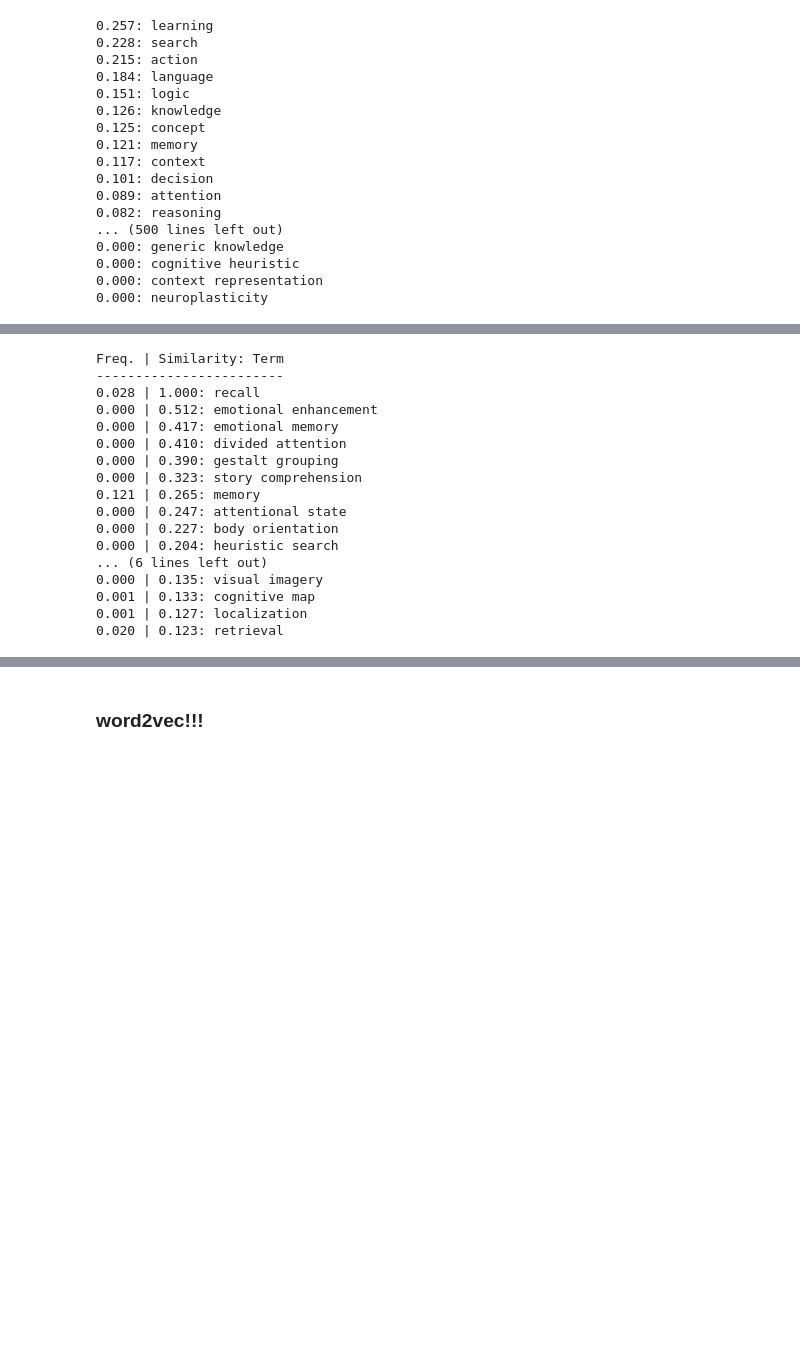
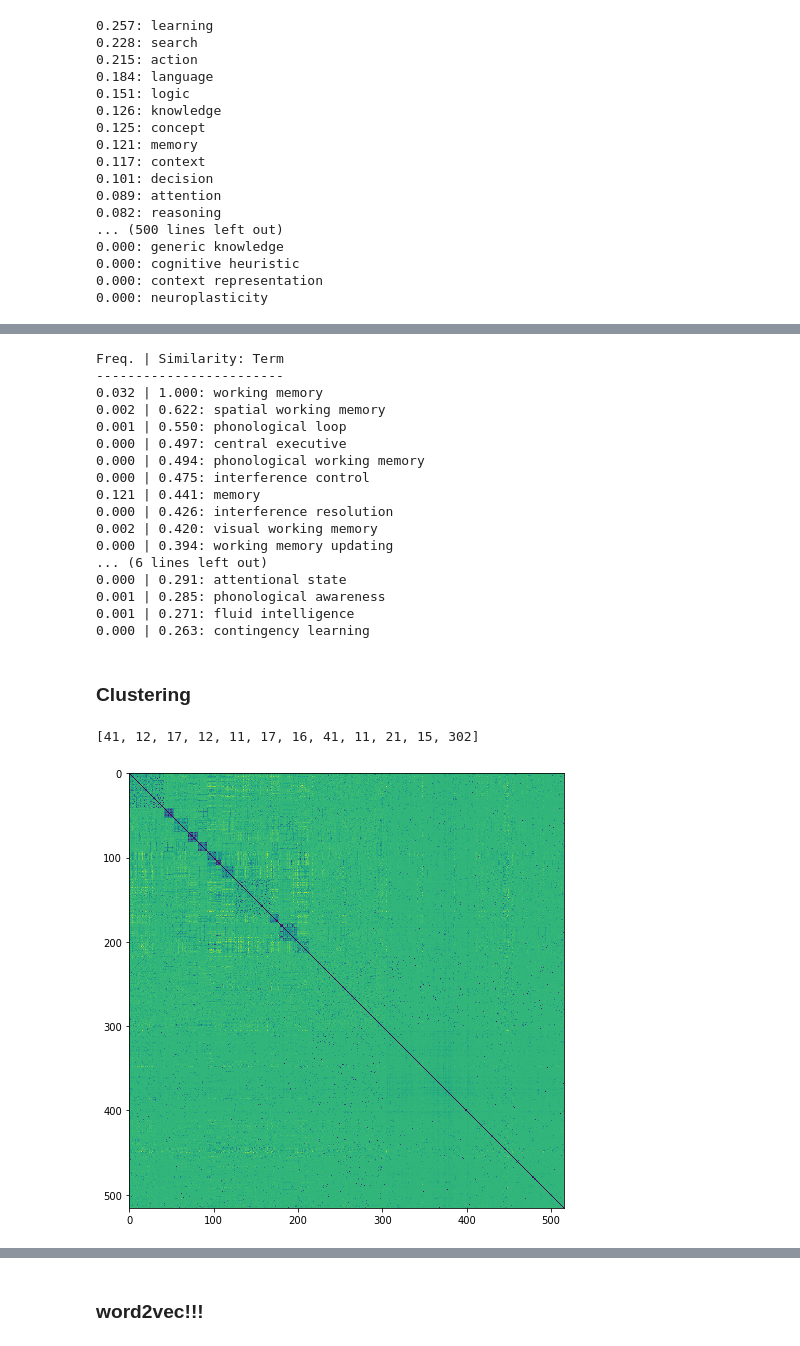
Before and after one commit to voytekresearch/IdentityCrisis, a Jupyter notebook: analysis/analysis_cogsci.ipynb, the cells around one changed output, grey strips where cells are left out. Saved outputs shown, nothing was run; the diff lists cells and outputs as text; code cells hidden in the pictures; blank space fills up the shorter version.

```diff
--- a/analysis/analysis_cogsci.ipynb
+++ b/analysis/analysis_cogsci.ipynb
@@ -195,20 +217,42 @@ Term Similarity Matrix: (516, 516)
 # %%
-terms_similar_to(term_sim_LSA, dct, 'recall', 20)
+terms_similar_to(term_sim_LSA, dct, 'working memory', 20)
 # %% [output]
 Freq. | Similarity: Term
 ------------------------
-0.028 | 1.000: recall
-0.000 | 0.512: emotional enhancement
-0.000 | 0.417: emotional memory
-0.000 | 0.410: divided attention
-0.000 | 0.390: gestalt grouping
-0.000 | 0.323: story comprehension
-0.121 | 0.265: memory
-0.000 | 0.247: attentional state
-0.000 | 0.227: body orientation
-0.000 | 0.204: heuristic search
+0.032 | 1.000: working memory
+0.002 | 0.622: spatial working memory
+0.001 | 0.550: phonological loop
+0.000 | 0.497: central executive
+0.000 | 0.494: phonological working memory
+0.000 | 0.475: interference control
+0.121 | 0.441: memory
+0.000 | 0.426: interference resolution
+0.002 | 0.420: visual working memory
+0.000 | 0.394: working memory updating
 ... (6 lines left out)
-0.000 | 0.135: visual imagery
-0.001 | 0.133: cognitive map
-0.001 | 0.127: localization
-0.020 | 0.123: retrieval
+0.000 | 0.291: attentional state
+0.001 | 0.285: phonological awareness
+0.001 | 0.271: fluid intelligence
+0.000 | 0.263: contingency learning
+# %% [markdown]
+### Clustering
+# %%
+# because transformed word vectors can be negative, apply heat kernel:
+#      similarity = np.exp(-beta * distance / distance.std())
+beta=0.001
+n_clusters = 12
+term_dist_LSA = 1.-term_sim_LSA
+clu = cluster.SpectralClustering(n_clusters=n_clusters, affinity='precomputed', assign_labels='kmeans')
+
+clu.fit(np.exp(-(beta/term_dist_LSA.std())*term_dist_LSA))
+clu_label = clu.labels_
+
+#clu_label = clu.fit(np.exp(-beta * (1.-term_sim_LSA)/(1.-term_sim_LSA).std()))
+clu_inds = np.argsort(clu_label)
+plt.figure(figsize=(8,8))
+plt.imshow(term_dist_LSA[clu_inds,:][:,clu_inds])
+print([len(np.where(clu_label==c)[0]) for c in range(n_clusters)])
+clustered_terms = [[dct.id2token[i] for i in np.where(clu_label==query_clu)[0]] for query_clu in range(n_clusters)]
+# %% [output]
+[41, 12, 17, 12, 11, 17, 16, 41, 11, 21, 15, 302]
+[figure, added]
```
Also changed, not shown: parts of 4 cells of this notebook, 1 other file.
